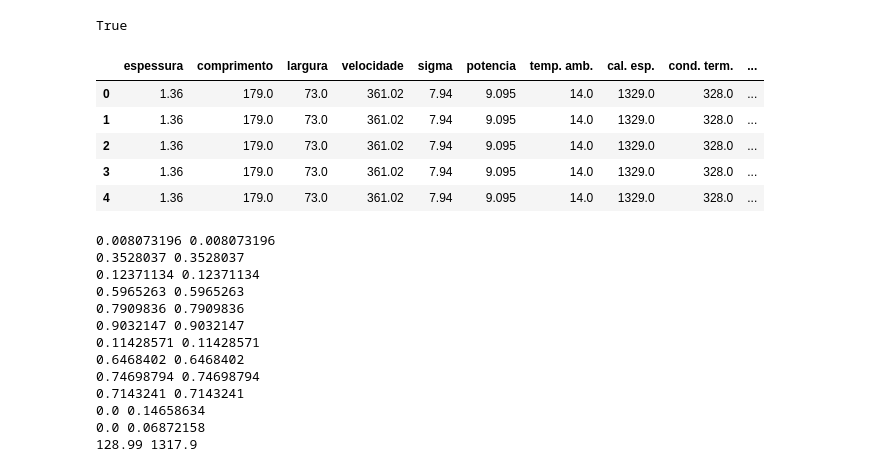
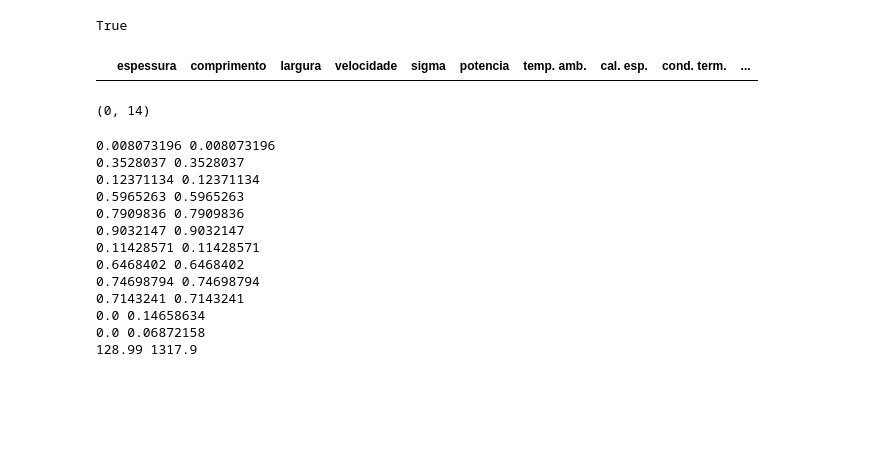
Before and after one commit to fvantonio1/heat_transfer2d3d, a Jupyter notebook: test.ipynb, the cells around one changed output. Cells and saved outputs as stored; diff of their text form; code cells hidden in the pictures; blank space fills up the shorter version.

```diff
--- a/test.ipynb
+++ b/test.ipynb
@@ -25,32 +25,31 @@ scalers = joblib.load('files/scalers.joblib')
 # %%
 host = os.getenv("POSTGRES_HOST")
 port = os.getenv("POSTGRES_PORT")
 usr = os.getenv("POSTGRES_USER")
 password = os.getenv("POSTGRES_PASSWORD")
 db = os.getenv("POSTGRES_DB")
 db_url = f'postgresql+psycopg2://{usr}:{password}@localhost:{port}/{db}'
 
 engine = create_engine(db_url, pool_pre_ping=True)
 
 sql = """
 SELECT espessura, comprimento, largura, velocidade, sigma, potencia, "temp. amb.",
 	   "cal. esp.", "cond. term.", densidade, x, y, MAX("temperatura"), id_simulacao
 FROM public.simulacao_termica2
-WHERE id_simulacao = 'c772520a-0a93-4f69-8ee7-8335c215db82'
+WHERE id_simulacao = '0d1f3da3-084f-40c6-af58-8e6969b214d6'
 GROUP BY espessura, comprimento, largura, velocidade, sigma, potencia, "temp. amb.",
 		 "cal. esp.", "cond. term.", densidade, x, y, id_simulacao
 """
 
 data = pd.read_sql(sql, engine)
 
 data.head()
 # %% [output]
 |  | espessura | comprimento | largura | velocidade | sigma | potencia | temp. amb. | cal. esp. | cond. term. | ... |
-| 0 | 1.36 | 179.0 | 73.0 | 361.02 | 7.94 | 9.095 | 14.0 | 1329.0 | 328.0 | ... |
-| 1 | 1.36 | 179.0 | 73.0 | 361.02 | 7.94 | 9.095 | 14.0 | 1329.0 | 328.0 | ... |
-| 2 | 1.36 | 179.0 | 73.0 | 361.02 | 7.94 | 9.095 | 14.0 | 1329.0 | 328.0 | ... |
-| 3 | 1.36 | 179.0 | 73.0 | 361.02 | 7.94 | 9.095 | 14.0 | 1329.0 | 328.0 | ... |
-| 4 | 1.36 | 179.0 | 73.0 | 361.02 | 7.94 | 9.095 | 14.0 | 1329.0 | 328.0 | ... |
+# %%
+data.shape
+# %% [output]
+(0, 14)
 # %%
 data = data.iloc[:, :-1].to_numpy().astype(np.float32)
 # %%
```
Also changed, not shown: parts of 1 cell of this notebook, 4 other files.
